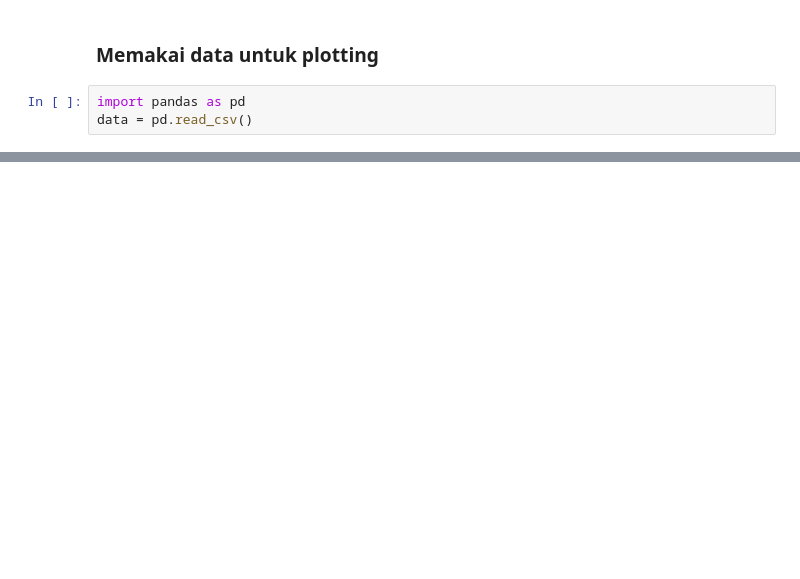
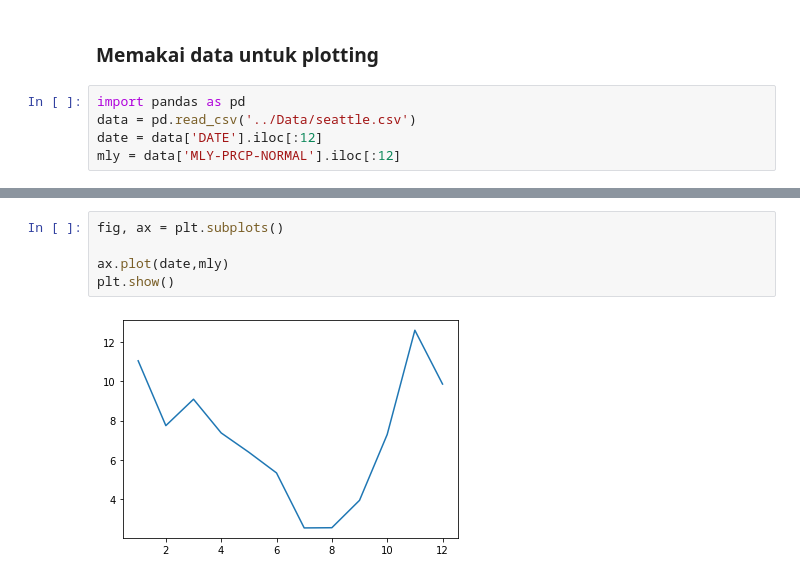
Before and after one commit to R1CryOn/Go-F-Urself, a Jupyter notebook: Koding/Data Visualization 1 - Introduction to Data Visualization and Matplotlib.ipynb, the cells around one changed output, grey strips where cells are left out. Cells and saved outputs as stored; diff of their text form; blank space fills up the shorter version.

```diff
--- a/Koding/Data Visualization 1 - Introduction to Data Visualization and Matplotlib.ipynb
+++ b/Koding/Data Visualization 1 - Introduction to Data Visualization and Matplotlib.ipynb
@@ -47,4 +57,6 @@ plt.show()
 ### Memakai data untuk plotting
 # %%
 import pandas as pd
-data = pd.read_csv()
+data = pd.read_csv('../Data/seattle.csv')
+date = data['DATE'].iloc[:12]
+mly = data['MLY-PRCP-NORMAL'].iloc[:12]
@@ -50,0 +84,7 @@ data = pd.read_csv()
+# %%
+fig, ax = plt.subplots()
+
+ax.plot(date,mly)
+plt.show()
+# %% [output]
+[figure, added]
```
Also changed, not shown: parts of 7 cells of this notebook, 7 other files.
